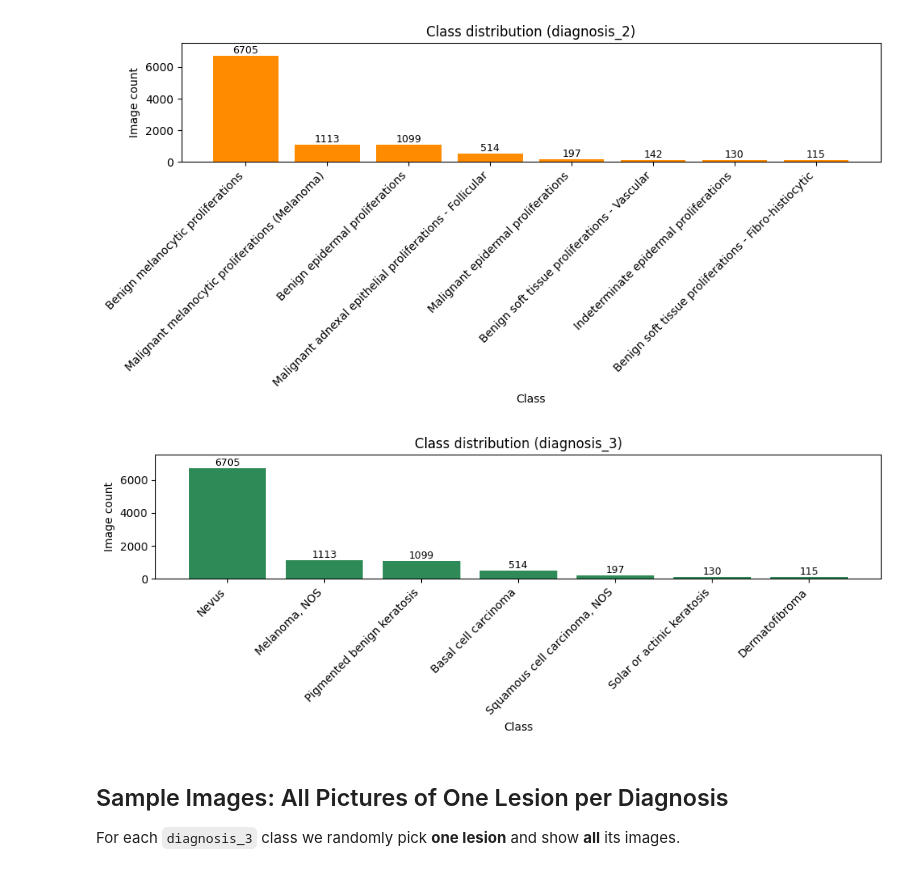
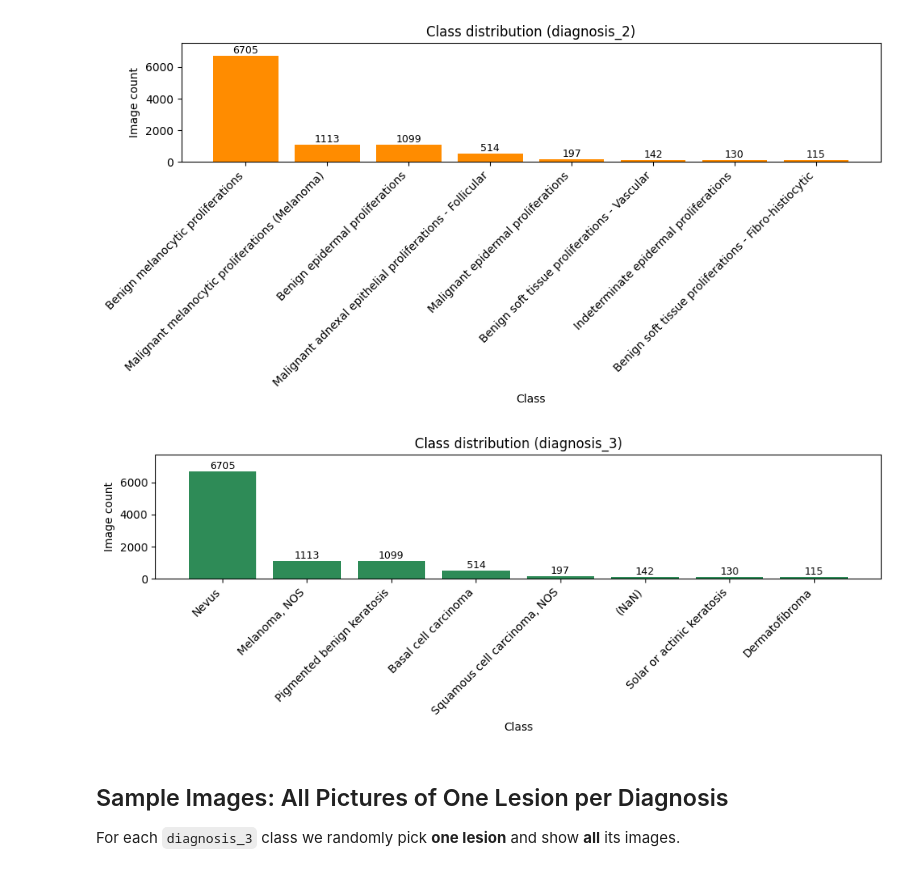
Before and after one commit to lukas9800x3D/ham10000-xai-hierarchical-classification, a Jupyter notebook: notebooks/01_dataset_exploration.ipynb, the cells around one changed output. Cells and saved outputs as stored; diff of their text form; code cells hidden in the pictures.

```diff
--- a/notebooks/01_dataset_exploration.ipynb
+++ b/notebooks/01_dataset_exploration.ipynb
@@ -176,23 +176,24 @@ plt.show()
 # %% [output]
 [figure]
 # %%
-# Bar chart: distribution of diagnosis_3 classes
-counts = metadata["diagnosis_3"].value_counts().sort_values(ascending=False)
+# Distribution of diagnosis_3 classes
+counts = metadata["diagnosis_3"].fillna("(NaN)").value_counts(dropna=False).sort_values(ascending=False)
 fig, ax = plt.subplots(figsize=(10, 4))
 bars = ax.bar(range(len(counts)), counts.values, color="seagreen")
 ax.set_xticks(range(len(counts)))
 ax.set_xticklabels(counts.index, rotation=45, ha="right")
 ax.set_title("Class distribution (diagnosis_3)")
 ax.set_ylabel("Image count")
 ax.set_xlabel("Class")
-ax.set_ylim(0, counts.max() * 1.12)
+ax.set_ylim(0, counts.max() * 1.15)
 for bar, val in zip(bars, counts.values):
     ax.text(bar.get_x() + bar.get_width() / 2, bar.get_height(),
             str(val), ha="center", va="bottom", fontsize=9)
+
 plt.tight_layout()
 plt.show()
 # %% [output]
-[figure, old version]
+[figure, new version]
 # %% [markdown]
 ## Sample Images: All Pictures of One Lesion per Diagnosis
 
```
Also changed, not shown: parts of 3 cells of this notebook, 1 other file.
